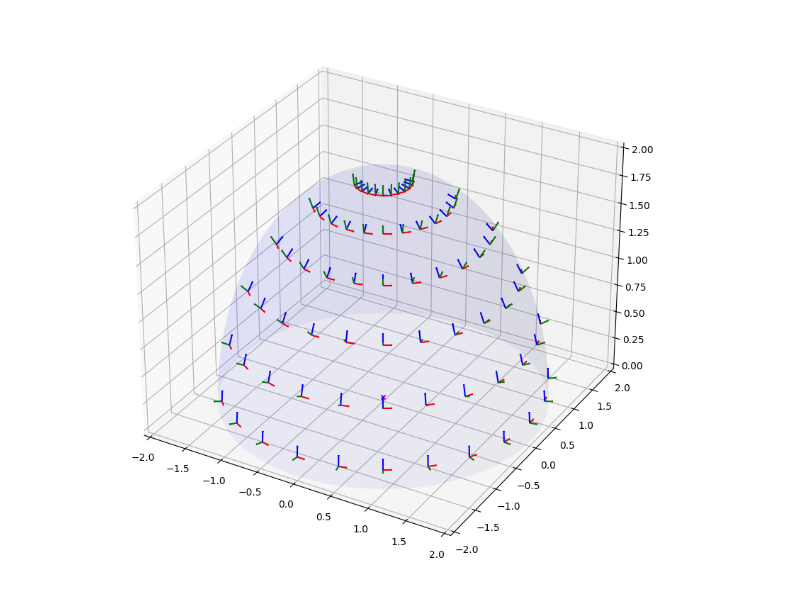
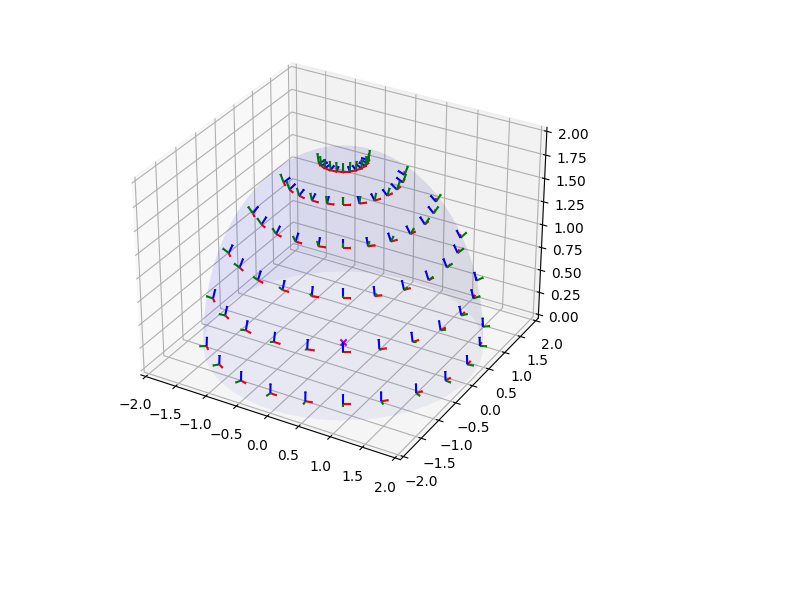
Before and after one commit to tauzn-clock/nerf_estimator, a Jupyter notebook: paper_imgs/coordinate_pose.ipynb, the cells around one changed output. Cells and saved outputs as stored; diff of their text form; code cells hidden in the pictures; blank space fills up the shorter version.

```diff
--- a/paper_imgs/coordinate_pose.ipynb
+++ b/paper_imgs/coordinate_pose.ipynb
@@ -27,7 +27,7 @@ fig = plt.figure()
 ax = fig.add_subplot(111, projection='3d')
 
 # Set figure size
-fig.set_size_inches(10, 10)
+fig.set_size_inches(10, 6)
 
 #Set the axis limits
 ax.set_xlim([-2, 2])
@@ -38,31 +38,31 @@ ax.set_zlim([0, 2])
 ax.scatter(0, 0, 0, c='m', marker='x')
 
 r = 2
 for i in range(10, 90, 15):
     for j in range(-45, 135, 15):
         transform_matrix = np.eye(4)
 
         # Translation
         transform_matrix[:3, 3] = [0, 0, r]
 
         # Rotation
         rot = Rotation.from_euler('xyz', [i, 0, j], degrees=True)
         rot_matrix = np.eye(4)
         rot_matrix[:3, :3] = rot.as_matrix()
         transform_matrix = np.matmul(rot_matrix, transform_matrix)
 
         draw_marker(transform_matrix, ax)
 
 #Draw hemisphere surface
 
 u = np.linspace(0, 2 * np.pi, 100)
 v = np.linspace(0, np.pi/2, 100)
 x = r * np.outer(np.cos(u), np.sin(v))
 y = r * np.outer(np.sin(u), np.sin(v))
 z = r * np.outer(np.ones(np.size(u)), np.cos(v))
 ax.plot_surface(x, y, z, color='b', alpha=0.05)
 
 
 plt.show()
 # %% [output]
-[figure, old version]
+[figure, new version]
```
Also changed, not shown: 1 other file.
